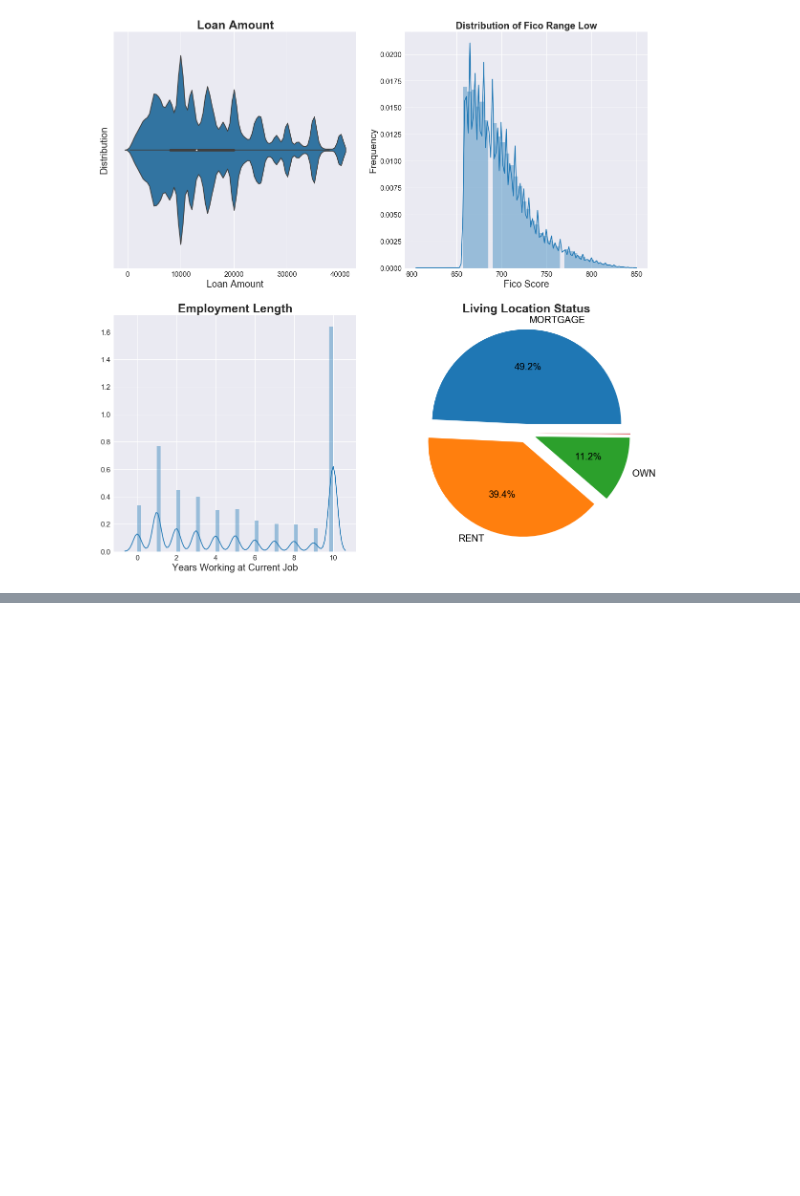
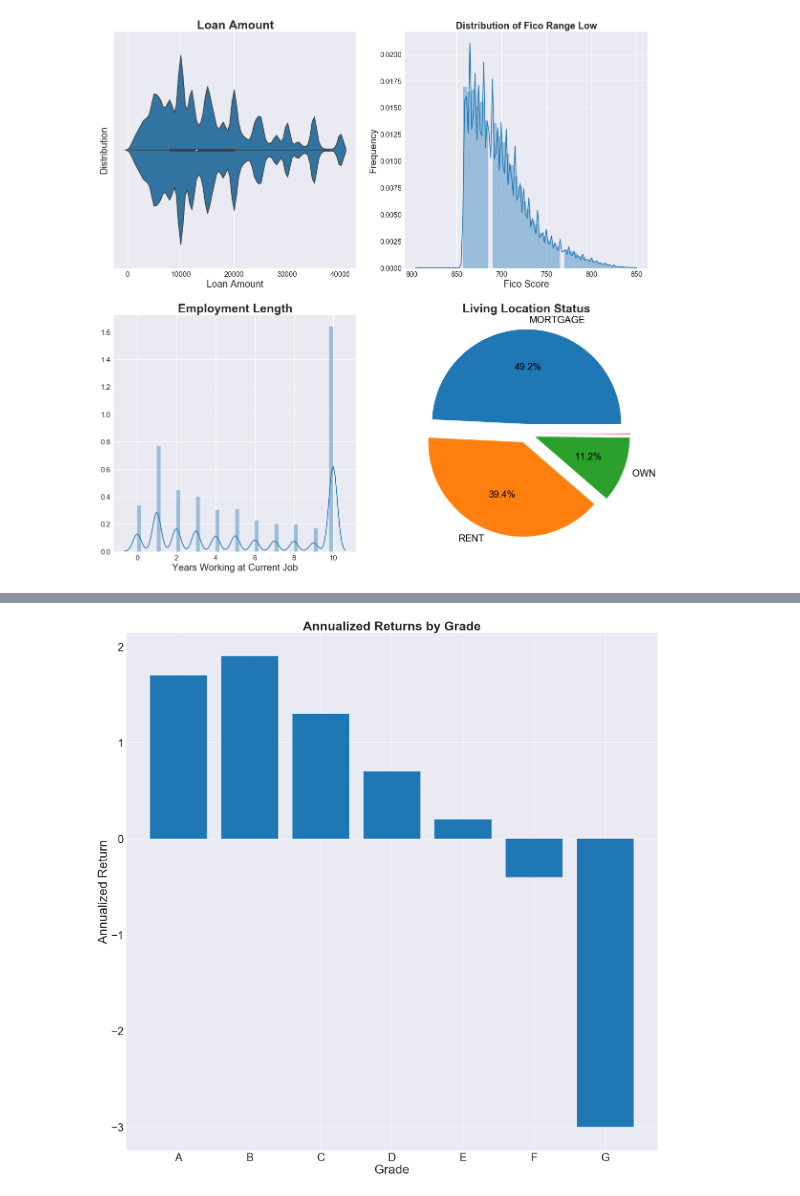
Before and after one commit to ajricks4/lending-club, a Jupyter notebook: Lending_Club_EDA.ipynb, the cells around one changed output, grey strips where cells are left out. Saved outputs shown, nothing was run; the diff lists cells and outputs as text; code cells hidden in the pictures; blank space fills up the shorter version.

```diff
--- a/Lending_Club_EDA.ipynb
+++ b/Lending_Club_EDA.ipynb
@@ -116,0 +147,4 @@ LCP.lc_individual_profile(df)
+# %%
+LCP.lc_plot_annualized_returns(returns)
+# %% [output]
+[figure, added]
```
Also changed, not shown: parts of 4 cells of this notebook.
